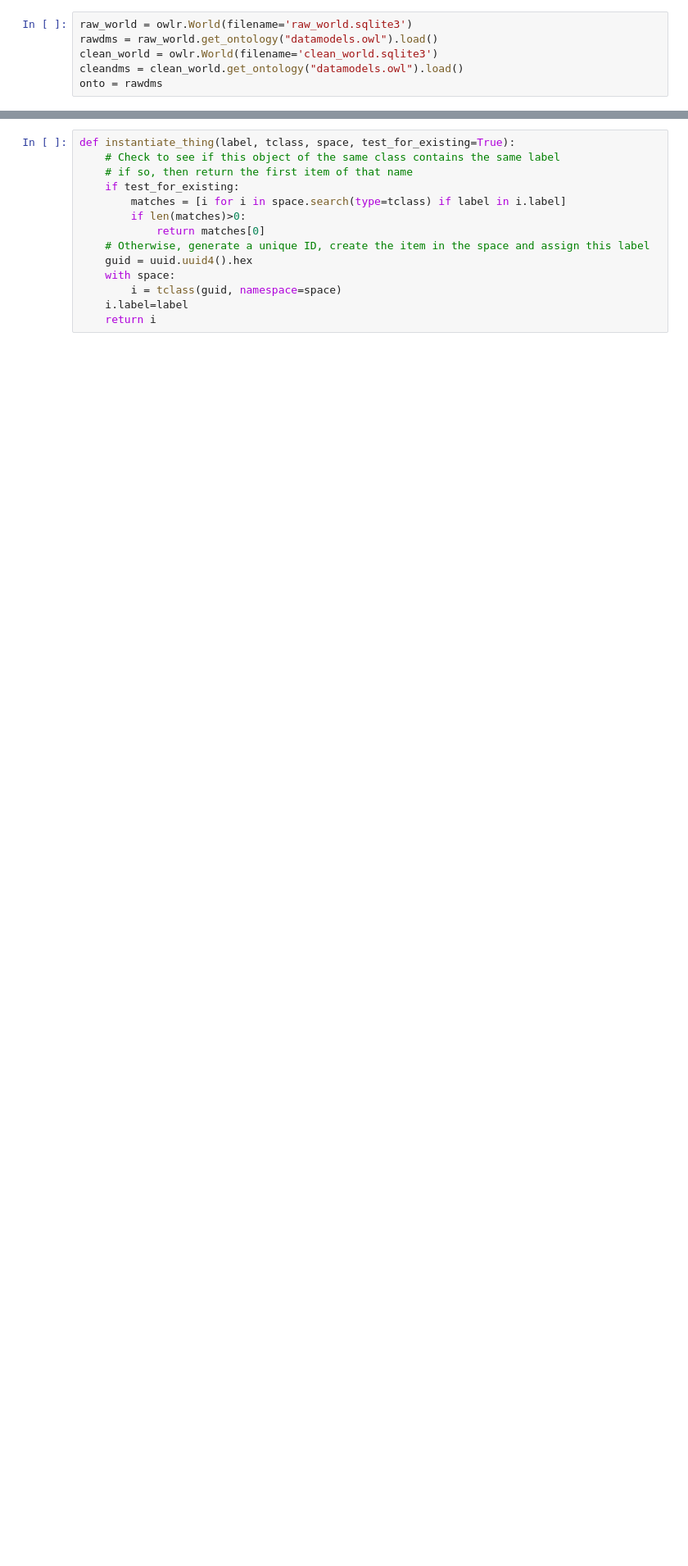
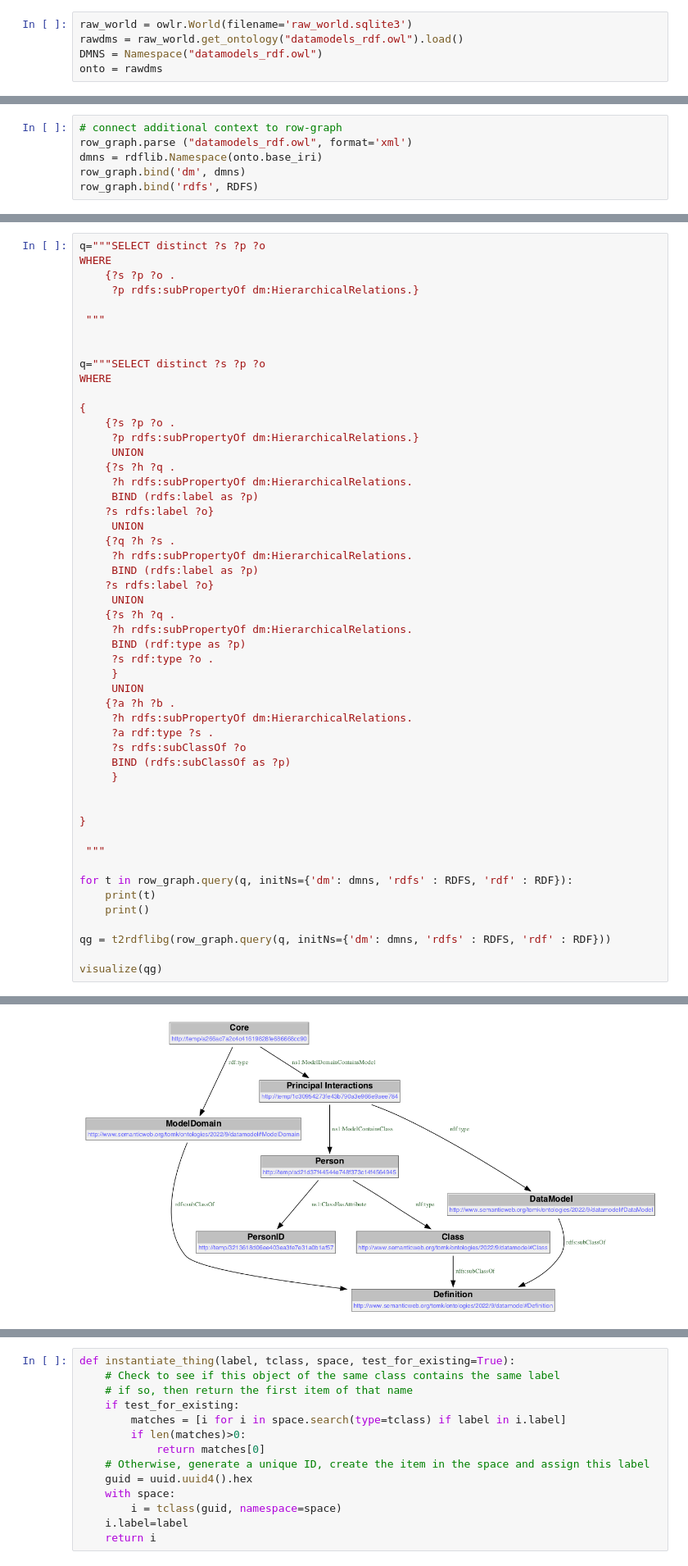
Before and after one commit to MrTomKimber/datamodels, a Jupyter notebook: Data Loading Dev.ipynb, the cells around one changed output, grey strips where cells are left out. Shown at 82% size. Cells and saved outputs as stored; diff of their text form; blank space fills up the shorter version.

Commit message:
incorporated rdflib and sparql workflow for establishing uniqueidentifier

```diff
--- a/Data Loading Dev.ipynb
+++ b/Data Loading Dev.ipynb
@@ -10,6 +27,5 @@ import uuid
 # %%
 raw_world = owlr.World(filename='raw_world.sqlite3')
-rawdms = raw_world.get_ontology("datamodels.owl").load()
-clean_world = owlr.World(filename='clean_world.sqlite3')
-cleandms = clean_world.get_ontology("datamodels.owl").load()
+rawdms = raw_world.get_ontology("datamodels_rdf.owl").load()
+DMNS = Namespace("datamodels_rdf.owl")
 onto = rawdms
@@ -89,0 +293,6 @@ data_row = { "Business Domain" : "Core",
+# %%
+# connect additional context to row-graph
+row_graph.parse ("datamodels_rdf.owl", format='xml')
+dmns = rdflib.Namespace(onto.base_iri)
+row_graph.bind('dm', dmns)
+row_graph.bind('rdfs', RDFS)
@@ -89,0 +357,52 @@ data_row = { "Business Domain" : "Core",
+# %%
+q="""SELECT distinct ?s ?p ?o
+WHERE
+    {?s ?p ?o .
+     ?p rdfs:subPropertyOf dm:HierarchicalRelations.}
+
+ """
+
+
+q="""SELECT distinct ?s ?p ?o
+WHERE
+
+{
+    {?s ?p ?o .
+     ?p rdfs:subPropertyOf dm:HierarchicalRelations.}
+     UNION
+    {?s ?h ?q .
+     ?h rdfs:subPropertyOf dm:HierarchicalRelations.
+     BIND (rdfs:label as ?p)
+    ?s rdfs:label ?o}
+     UNION
+    {?q ?h ?s .
+     ?h rdfs:subPropertyOf dm:HierarchicalRelations.
+     BIND (rdfs:label as ?p)
+    ?s rdfs:label ?o}
+     UNION
+    {?s ?h ?q .
+     ?h rdfs:subPropertyOf dm:HierarchicalRelations.
+     BIND (rdf:type as ?p)
+     ?s rdf:type ?o .
+     }
+     UNION
+    {?a ?h ?b .
+     ?h rdfs:subPropertyOf dm:HierarchicalRelations.
+     ?a rdf:type ?s .
+     ?s rdfs:subClassOf ?o
+     BIND (rdfs:subClassOf as ?p)
+     }
+
+
+}
+
+ """
+
+for t in row_graph.query(q, initNs={'dm': dmns, 'rdfs' : RDFS, 'rdf' : RDF}):
+    print(t)
+    print()
+
+qg = t2rdflibg(row_graph.query(q, initNs={'dm': dmns, 'rdfs' : RDFS, 'rdf' : RDF}))
+
+visualize(qg)
+# %% [output]
@@ -89,0 +426 @@ data_row = { "Business Domain" : "Core",
+[figure, added]
```
Also changed, not shown: parts of 56 cells of this notebook, 6 other files.
